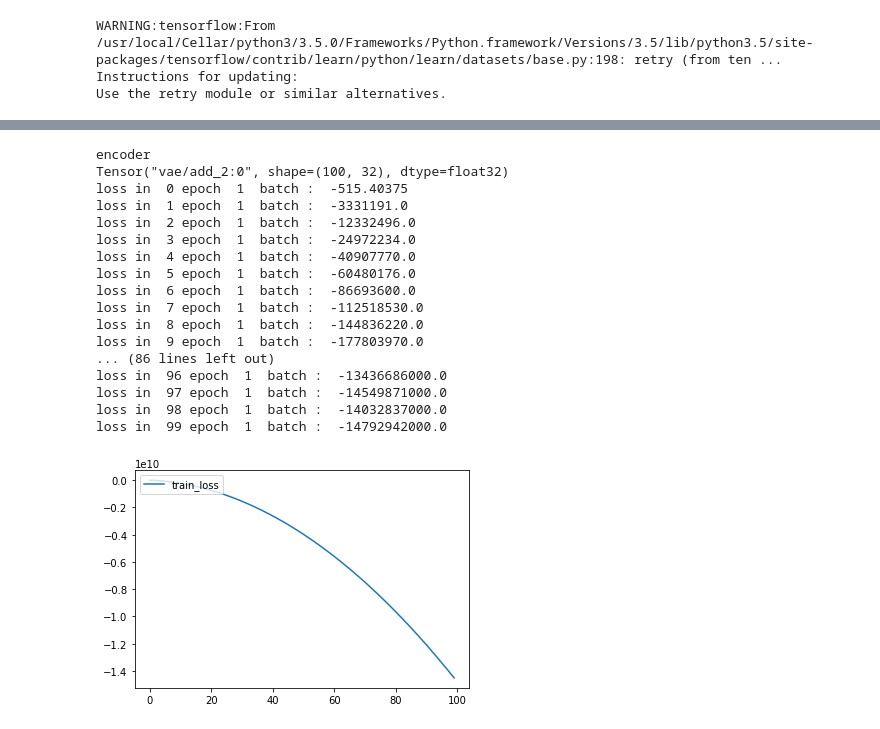
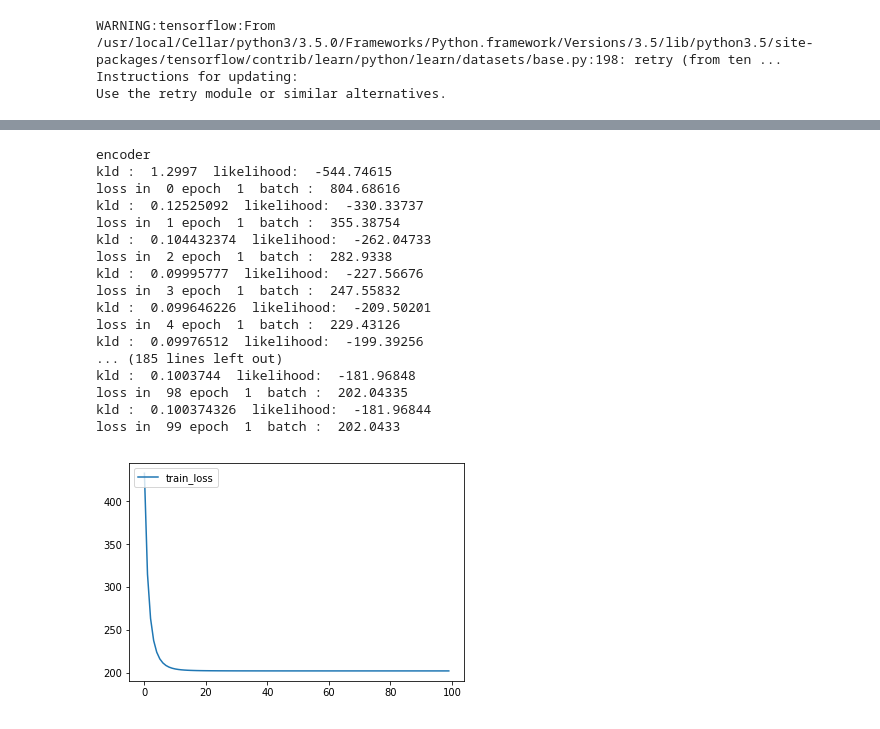
Before and after one commit to gichang-yang/VAE-Variational_Auto_Encoder, a Jupyter notebook: vae_test.ipynb, the cells around one changed output, grey strips where cells are left out. Cells and saved outputs as stored; diff of their text form; code cells hidden in the pictures.

```diff
--- a/vae_test.ipynb
+++ b/vae_test.ipynb
@@ -33,57 +33,60 @@ Please use alternatives such as official/mnist/dataset.py from tensorflow/models
 batch_size = 100
 learning_rate = 1e-3
 epoch = 100
-label_size = 32
+label_size = 10
 # %%
 with tf.Session() as sess:
 
     vae = VAE(
         input_shape=list(mnist.train.images.shape[1:]),
         label_size=label_size,
         batch_size=100,
         learning_rate=learning_rate
     )
     init_op = tf.group(tf.global_variables_initializer(), tf.local_variables_initializer())
     sess.run(init_op)
 
     loss_history = []
 
     for i in range(epoch):
       loss_mean = 0
       for j in range(1000):
-        images,_ = mnist.train.next_batch(100)
-        loss = vae.train(images,sess)
+        #images,_ = mnist.train.next_batch(batch_size)
+        images = mnist.train.images[:batch_size]
+        _,loss,kld,likelihood = vae.train(images,sess)
+        #op,loss,kld,likelihood
         loss_mean+= loss
-        if j % 1000 == 1:
+        if (j % 1000 == 1):
+            print('kld : ',kld,' likelihood: ',likelihood)
             print('loss in ',i,'epoch ',j,' batch : ',loss)
       loss_mean /= 1000
       loss_history.append(loss_mean)
 
 
     plt.plot(loss_history)
     plt.legend(['train_loss'],loc='upper left')
 
     Z = np.random.normal(size=(batch_size,label_size))
     predict = vae.predict(Z,sess)
 # %% [output]
 encoder
-Tensor("vae/add_2:0", shape=(100, 32), dtype=float32)
-loss in  0 epoch  1  batch :  -515.40375
-loss in  1 epoch  1  batch :  -3331191.0
-loss in  2 epoch  1  batch :  -12332496.0
-loss in  3 epoch  1  batch :  -24972234.0
-loss in  4 epoch  1  batch :  -40907770.0
-loss in  5 epoch  1  batch :  -60480176.0
-loss in  6 epoch  1  batch :  -86693600.0
-loss in  7 epoch  1  batch :  -112518530.0
-loss in  8 epoch  1  batch :  -144836220.0
-loss in  9 epoch  1  batch :  -177803970.0
-... (86 lines left out)
-loss in  96 epoch  1  batch :  -13436686000.0
-loss in  97 epoch  1  batch :  -14549871000.0
-loss in  98 epoch  1  batch :  -14032837000.0
-loss in  99 epoch  1  batch :  -14792942000.0
+kld :  1.2997  likelihood:  -544.74615
+loss in  0 epoch  1  batch :  804.68616
+kld :  0.12525092  likelihood:  -330.33737
+loss in  1 epoch  1  batch :  355.38754
+kld :  0.104432374  likelihood:  -262.04733
+loss in  2 epoch  1  batch :  282.9338
+kld :  0.09995777  likelihood:  -227.56676
+loss in  3 epoch  1  batch :  247.55832
+kld :  0.099646226  likelihood:  -209.50201
+loss in  4 epoch  1  batch :  229.43126
+kld :  0.09976512  likelihood:  -199.39256
+... (185 lines left out)
+kld :  0.1003744  likelihood:  -181.96848
+loss in  98 epoch  1  batch :  202.04335
+kld :  0.100374326  likelihood:  -181.96844
+loss in  99 epoch  1  batch :  202.0433
-[figure, old version]
+[figure, new version]
 # %%
 for i in range(batch_size):
     plt.imshow(mnist.test.images[i].reshape(28,28),cmap='Greys_r')
```
Also changed, not shown: parts of 2 cells of this notebook, 2 other files.
